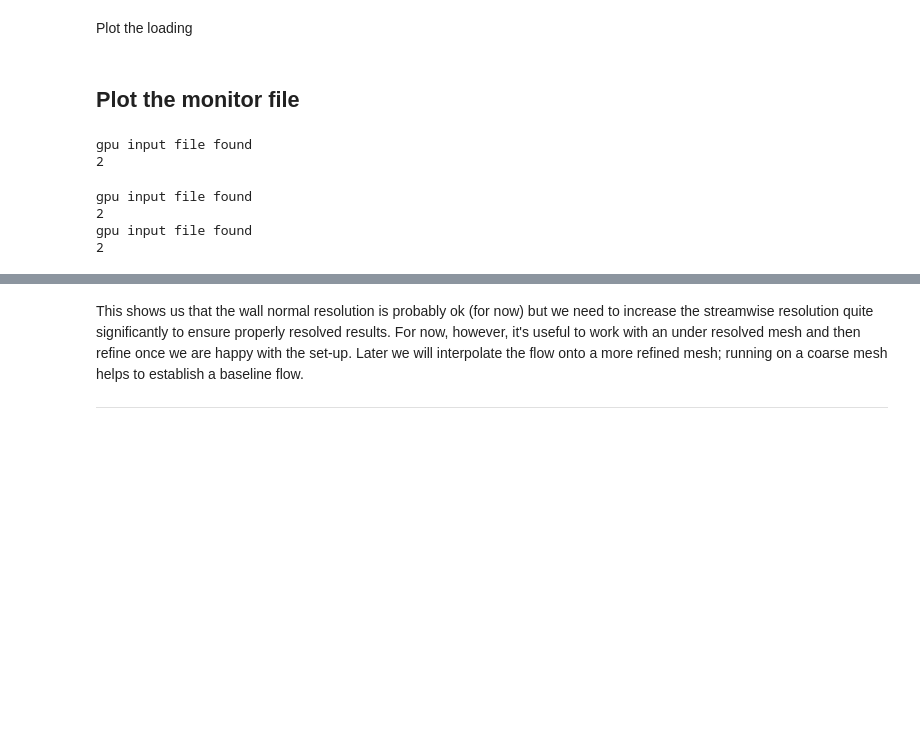
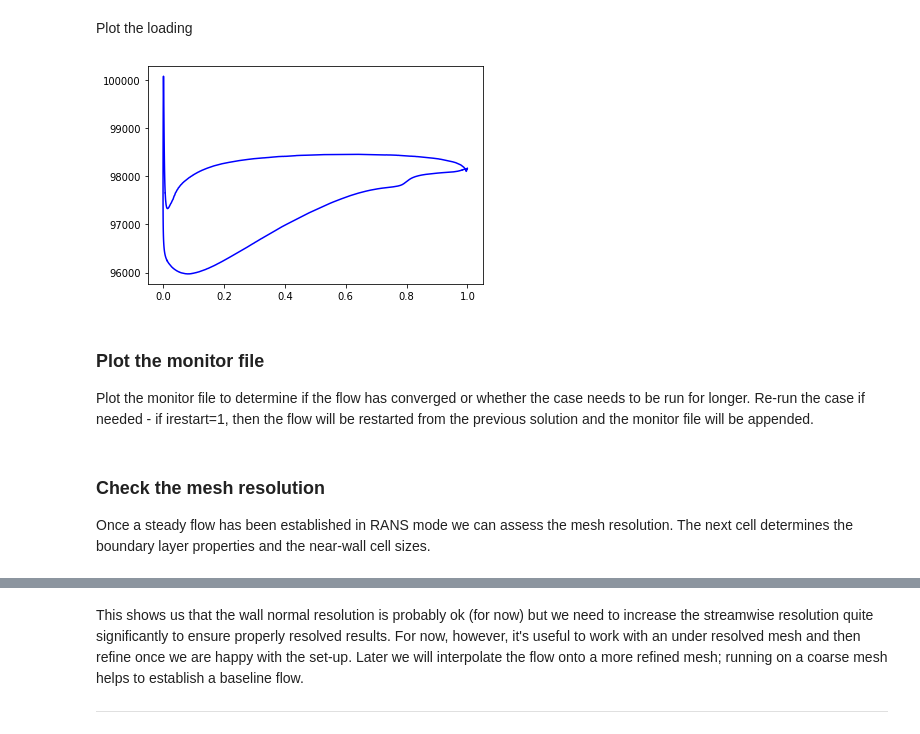
Before and after one commit to aw329/desktop-dns, a Jupyter notebook: DesktopDNS_1.ipynb, the cells around one changed output, grey strips where cells are left out. Drawn from its saved outputs; the diff is of its cells as text; code cells hidden in the pictures; blank space fills up the shorter version.

```diff
--- a/DesktopDNS_1.ipynb
+++ b/DesktopDNS_1.ipynb
@@ -358,29 +464,32 @@ Plot the loading
 # %%
 import matplotlib.pyplot as plt
 
 wall_blocks = [3,4,5,7]
 
 plt.figure(1)
 for i in wall_blocks:
-    plt.plot(geom[i-1]['x'][:,-1],prop[i-1]['p'][:,-1,0],'k.')
+    plt.plot(geom[i-1]['x'][:,-1],prop[i-1]['p'][:,-1,0],'b-')
 
 plt.show()
+# %% [output]
+[figure, added]
-# %% [markdown]
-## Plot the monitor file
+# %% [markdown]
+### Plot the monitor file
+
+Plot the monitor file to determine if the flow has converged or whether the case needs to be run for longer. Re-run the case if needed - if irestart=1, then the flow will be restarted from the previous solution and the monitor file will be appended.
 # %%
 from postpro.plot_monitor import *
 
+casename = 'notebook1'
+
 plot_monitor(casename);
-# %% [output]
-gpu input file found
-2
+# %% [markdown]
+### Check the mesh resolution
+
+Once a steady flow has been established in RANS mode we can assess the mesh resolution.  The next cell determines the boundary layer properties and the near-wall cell sizes.
 # %%
 from postpro.boundarylayer import *
 
+casename = 'notebook1'
 
 bl =boundarylayer(casename);
-# %% [output]
-gpu input file found
-2
-gpu input file found
-2
```
Also changed, not shown: parts of 42 cells of this notebook, 43 other files.
